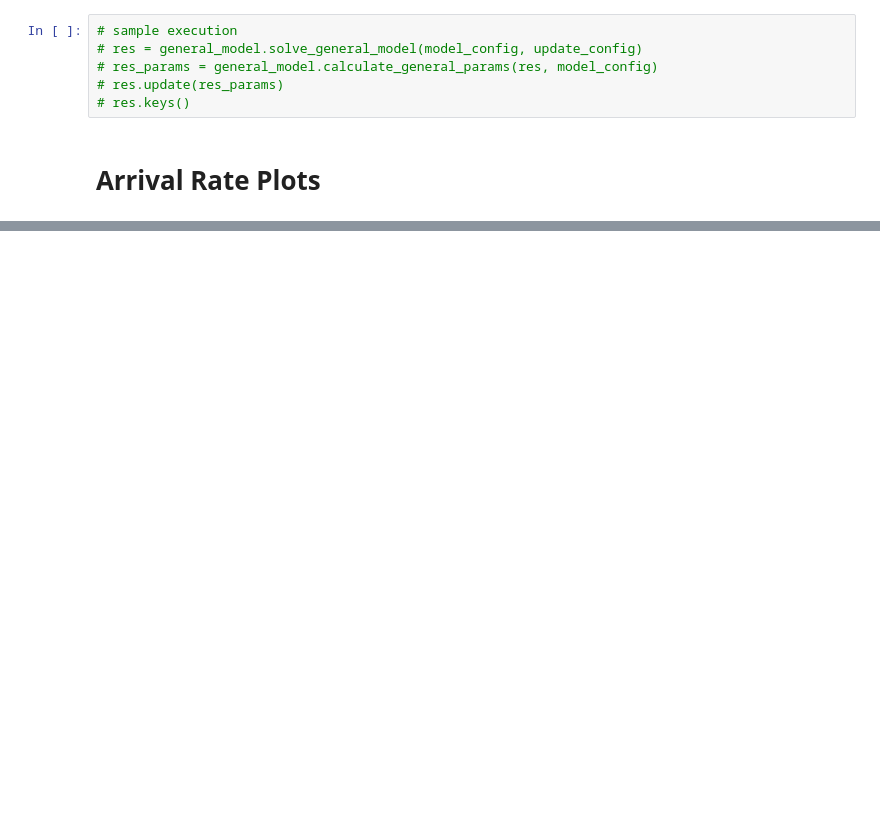
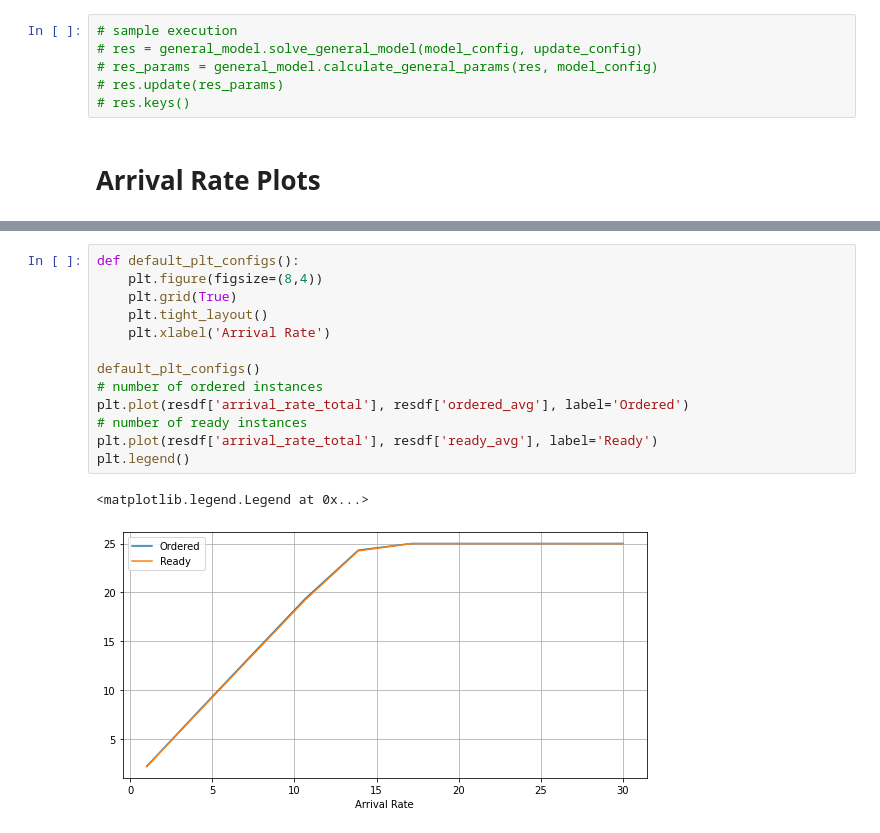
Before and after one commit to pacslab/conc-value-perf-modelling, a Jupyter notebook: model/04-workload-plots.ipynb, the cells around one changed output, grey strips where cells are left out. Cells and saved outputs as stored; diff of their text form; blank space fills up the shorter version.

Commit message:
created overview plots

```diff
--- a/model/04-workload-plots.ipynb
+++ b/model/04-workload-plots.ipynb
@@ -116,0 +125,16 @@ pd.DataFrame(data=extract_vals)
+# %%
+def default_plt_configs():
+    plt.figure(figsize=(8,4))
+    plt.grid(True)
+    plt.tight_layout()
+    plt.xlabel('Arrival Rate')
+
+default_plt_configs()
+# number of ordered instances
+plt.plot(resdf['arrival_rate_total'], resdf['ordered_avg'], label='Ordered')
+# number of ready instances
+plt.plot(resdf['arrival_rate_total'], resdf['ready_avg'], label='Ready')
+plt.legend()
+# %% [output]
+<matplotlib.legend.Legend at 0x...>
+[figure, added]
```
Also changed, not shown: parts of 10 cells of this notebook.
